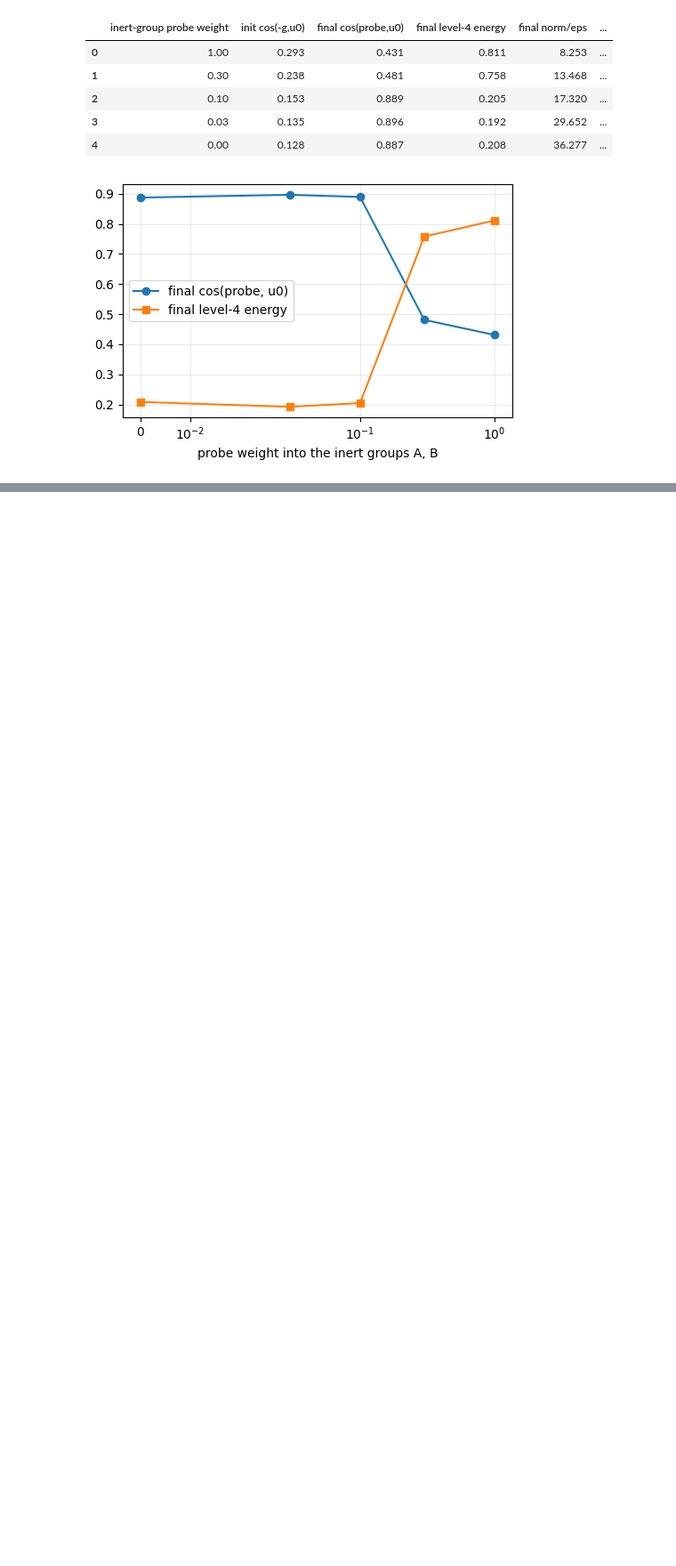
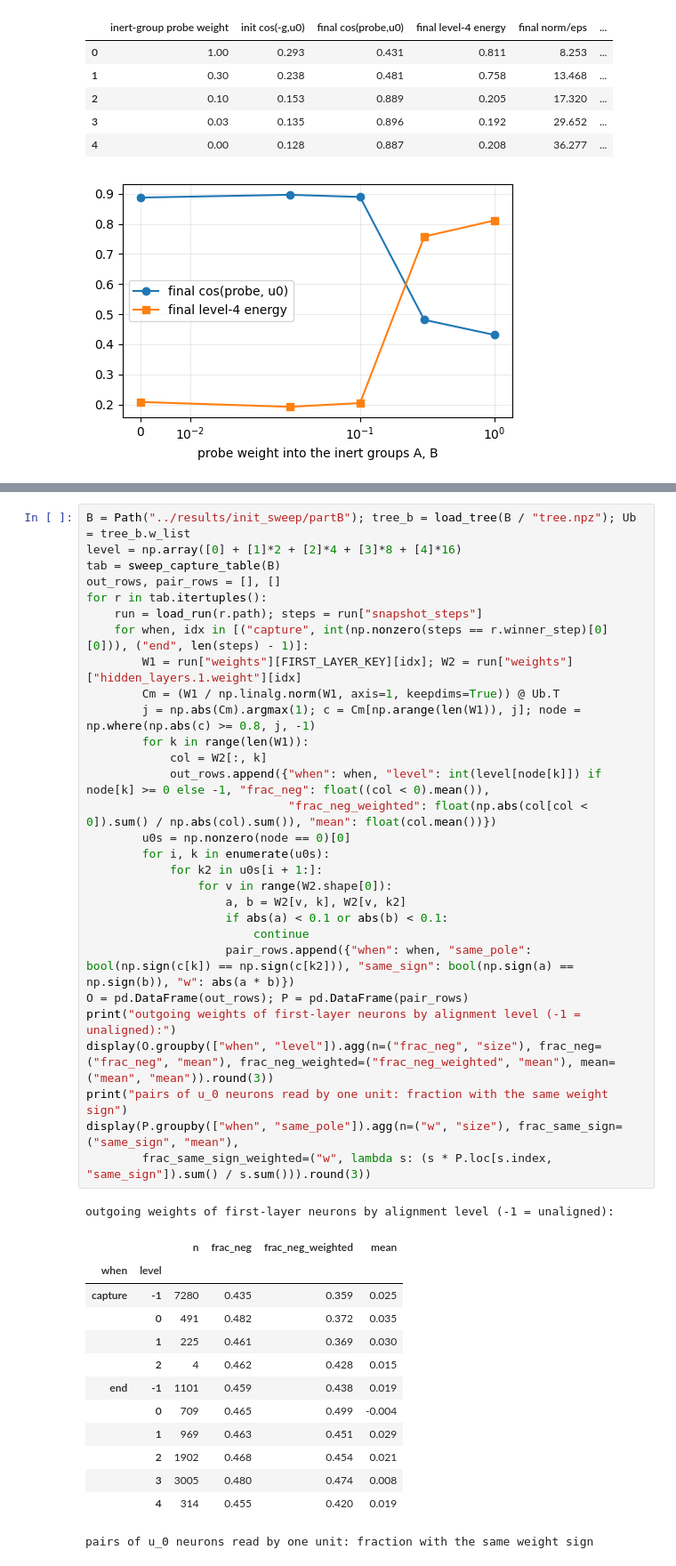
Before and after one commit to HarishGP/layer-lenses, a Jupyter notebook: notebooks/designed_init_u0.ipynb, the cells around one changed output, grey strips where cells are left out. Shown at 89% size. Drawn from its saved outputs; the diff is of its cells as text; blank space fills up the shorter version.

```diff
--- a/notebooks/designed_init_u0.ipynb
+++ b/notebooks/designed_init_u0.ipynb
@@ -205,0 +222,44 @@ fig.tight_layout(); plt.show()
+# %%
+B = Path("../results/init_sweep/partB"); tree_b = load_tree(B / "tree.npz"); Ub = tree_b.w_list
+level = np.array([0] + [1]*2 + [2]*4 + [3]*8 + [4]*16)
+tab = sweep_capture_table(B)
+out_rows, pair_rows = [], []
+for r in tab.itertuples():
+    run = load_run(r.path); steps = run["snapshot_steps"]
+    for when, idx in [("capture", int(np.nonzero(steps == r.winner_step)[0][0])), ("end", len(steps) - 1)]:
+        W1 = run["weights"][FIRST_LAYER_KEY][idx]; W2 = run["weights"]["hidden_layers.1.weight"][idx]
+        Cm = (W1 / np.linalg.norm(W1, axis=1, keepdims=True)) @ Ub.T
+        j = np.abs(Cm).argmax(1); c = Cm[np.arange(len(W1)), j]; node = np.where(np.abs(c) >= 0.8, j, -1)
+        for k in range(len(W1)):
+            col = W2[:, k]
+            out_rows.append({"when": when, "level": int(level[node[k]]) if node[k] >= 0 else -1, "frac_neg": float((col < 0).mean()),
+                             "frac_neg_weighted": float(np.abs(col[col < 0]).sum() / np.abs(col).sum()), "mean": float(col.mean())})
+        u0s = np.nonzero(node == 0)[0]
+        for i, k in enumerate(u0s):
+            for k2 in u0s[i + 1:]:
+                for v in range(W2.shape[0]):
+                    a, b = W2[v, k], W2[v, k2]
+                    if abs(a) < 0.1 or abs(b) < 0.1:
+                        continue
+                    pair_rows.append({"when": when, "same_pole": bool(np.sign(c[k]) == np.sign(c[k2])), "same_sign": bool(np.sign(a) == np.sign(b)), "w": abs(a * b)})
+O = pd.DataFrame(out_rows); P = pd.DataFrame(pair_rows)
+print("outgoing weights of first-layer neurons by alignment level (-1 = unaligned):")
+display(O.groupby(["when", "level"]).agg(n=("frac_neg", "size"), frac_neg=("frac_neg", "mean"), frac_neg_weighted=("frac_neg_weighted", "mean"), mean=("mean", "mean")).round(3))
+print("pairs of u_0 neurons read by one unit: fraction with the same weight sign")
+display(P.groupby(["when", "same_pole"]).agg(n=("w", "size"), frac_same_sign=("same_sign", "mean"),
+        frac_same_sign_weighted=("w", lambda s: (s * P.loc[s.index, "same_sign"]).sum() / s.sum())).round(3))
+# %% [output]
+outgoing weights of first-layer neurons by alignment level (-1 = unaligned):
+|  |  | n | frac_neg | frac_neg_weighted | mean |
+| when | level |  |  |  |  |
+| capture | -1 | 7280 | 0.435 | 0.359 | 0.025 |
+|  | 0 | 491 | 0.482 | 0.372 | 0.035 |
+|  | 1 | 225 | 0.461 | 0.369 | 0.030 |
+|  | 2 | 4 | 0.462 | 0.428 | 0.015 |
+| end | -1 | 1101 | 0.459 | 0.438 | 0.019 |
+|  | 0 | 709 | 0.465 | 0.499 | -0.004 |
+|  | 1 | 969 | 0.463 | 0.451 | 0.029 |
+|  | 2 | 1902 | 0.468 | 0.454 | 0.021 |
+|  | 3 | 3005 | 0.480 | 0.474 | 0.008 |
+|  | 4 | 314 | 0.455 | 0.420 | 0.019 |
+pairs of u_0 neurons read by one unit: fraction with the same weight sign
```
Also changed, not shown: parts of 5 cells of this notebook, 8 other files.
